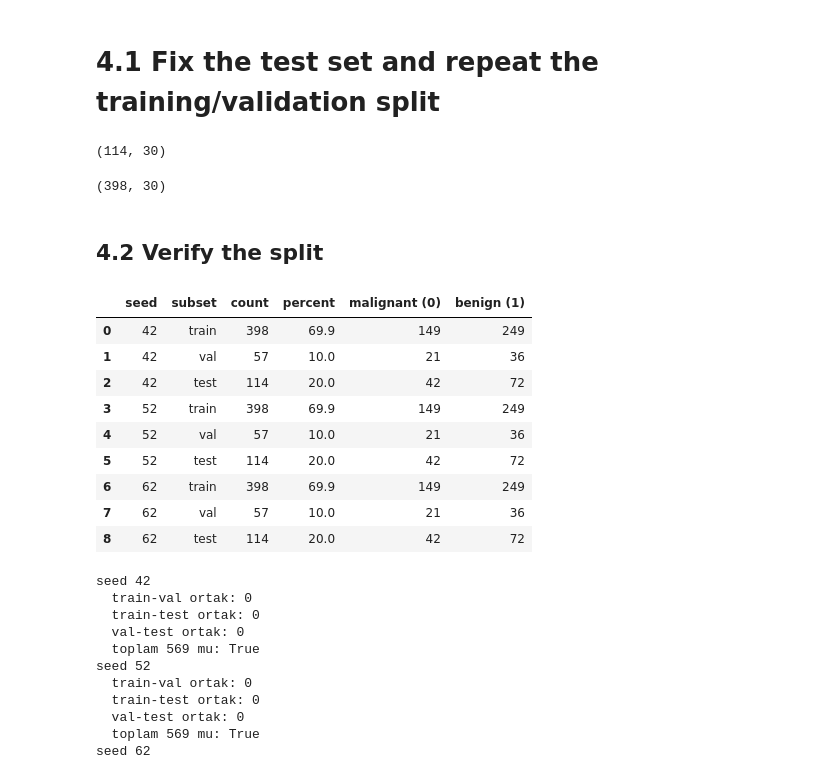
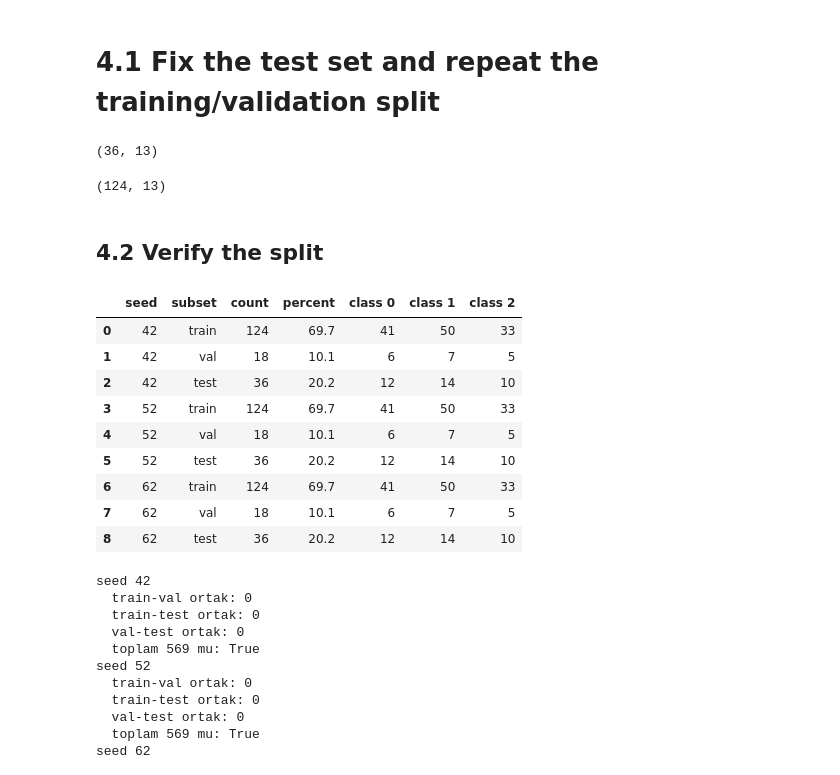
Before and after one commit to ravzakoc8/machine_learning, a Jupyter notebook: wine.ipynb, the cells around one changed output. Cells and saved outputs as stored; diff of their text form; code cells hidden in the pictures.

```diff
--- a/wine.ipynb
+++ b/wine.ipynb
@@ -15,5 +23,5 @@ from sklearn.preprocessing import StandardScaler
 # %%
-load_data=load_breast_cancer()
+load_data=load_wine()
 #fonksiyonu kullanırken çağırırken load_data değişkenine atadık.
 # %%
 load_data.target_names
@@ -271,7 +271,7 @@ X_trval, X_test, y_trval, y_test = train_test_split(X, Y, test_size=0.20, strati
 #hastaların %20 sini test için ayırdık ve kalan %80 ini eğitim ve validation için ayırdık. stratify=y ile sınıfların eşit dağılmasını sağladık. random_state=42 ile rastgele seçim yaptık.
 X_test.shape
 # %% [output]
-(114, 30)
+(36, 13)
 # %%
 #kalan 455 hastayı 3 farklı seed’le (42, 52, 62) üç kere train ve validation’a bölüyor ve her bölmeyi seed numarasıyla bir sözlükte saklıyor.
 splits = {}
@@ -280,33 +280,34 @@ for seed in SEEDS:
     splits[seed] = {"X_train": X_train, "X_val": X_val, "y_train": y_train, "y_val": y_val}
 splits[42]["X_train"].shape
 # %% [output]
-(398, 30)
+(124, 13)
 # %% [markdown]
 ## 4.2 Verify the split
 # %%
-#her seed için train, validation ve test parçalarında kaç hasta olduğunu, bunun tüm verinin yüzde kaçı ettiğini ve her parçada kaç malignant, kaç benign hasta olduğunu tek bir tabloda topladık.
-rows = []
-for seed in SEEDS:
+rows = []   # tablonun satırlarını toplayacağımız liste
+for seed in SEEDS:   # her seed için
+    # bu seed'in train, validation ve test parçaları
     parcalar = {"train": (splits[seed]["X_train"], splits[seed]["y_train"]),
                 "val": (splits[seed]["X_val"], splits[seed]["y_val"]),
                 "test": (X_test, y_test)}
-    for isim, (Xp, yp) in parcalar.items():
-        rows.append({"seed": seed, "subset": isim, "count": len(Xp),
-                     "percent": round(len(Xp) / len(X) * 100, 1),
-                     "malignant (0)": (yp == 0).sum(), "benign (1)": (yp == 1).sum()})
-split_summary = pd.DataFrame(rows)
+    for isim, (Xp, yp) in parcalar.items():   # her parça için bir satır
+        rows.append({"seed": seed, "subset": isim, "count": len(Xp),   # hasta sayısı
+                     "percent": round(len(Xp) / len(X) * 100, 1),       # tüm verinin yüzdesi
+                     # her sınıf için ayrı sütun: class 0, class 1, class 2
+                     **{f"class {c}": (yp == c).sum() for c in np.unique(Y)}})
+split_summary = pd.DataFrame(rows)   # listeyi tabloya çevir
 split_summary
 # %% [output]
-|  | seed | subset | count | percent | malignant (0) | benign (1) |
-| 0 | 42 | train | 398 | 69.9 | 149 | 249 |
-| 1 | 42 | val | 57 | 10.0 | 21 | 36 |
-| 2 | 42 | test | 114 | 20.0 | 42 | 72 |
-| 3 | 52 | train | 398 | 69.9 | 149 | 249 |
-| 4 | 52 | val | 57 | 10.0 | 21 | 36 |
-| 5 | 52 | test | 114 | 20.0 | 42 | 72 |
-| 6 | 62 | train | 398 | 69.9 | 149 | 249 |
-| 7 | 62 | val | 57 | 10.0 | 21 | 36 |
-| 8 | 62 | test | 114 | 20.0 | 42 | 72 |
+|  | seed | subset | count | percent | class 0 | class 1 | class 2 |
+| 0 | 42 | train | 124 | 69.7 | 41 | 50 | 33 |
+| 1 | 42 | val | 18 | 10.1 | 6 | 7 | 5 |
+| 2 | 42 | test | 36 | 20.2 | 12 | 14 | 10 |
+| 3 | 52 | train | 124 | 69.7 | 41 | 50 | 33 |
+| 4 | 52 | val | 18 | 10.1 | 6 | 7 | 5 |
+| 5 | 52 | test | 36 | 20.2 | 12 | 14 | 10 |
+| 6 | 62 | train | 124 | 69.7 | 41 | 50 | 33 |
+| 7 | 62 | val | 18 | 10.1 | 6 | 7 | 5 |
+| 8 | 62 | test | 36 | 20.2 | 12 | 14 | 10 |
 # %%
 # her seed için çakışma ve toplam kontrolü
 for seed in SEEDS:
```
Also changed, not shown: parts of 60 cells of this notebook, 9 other files.
